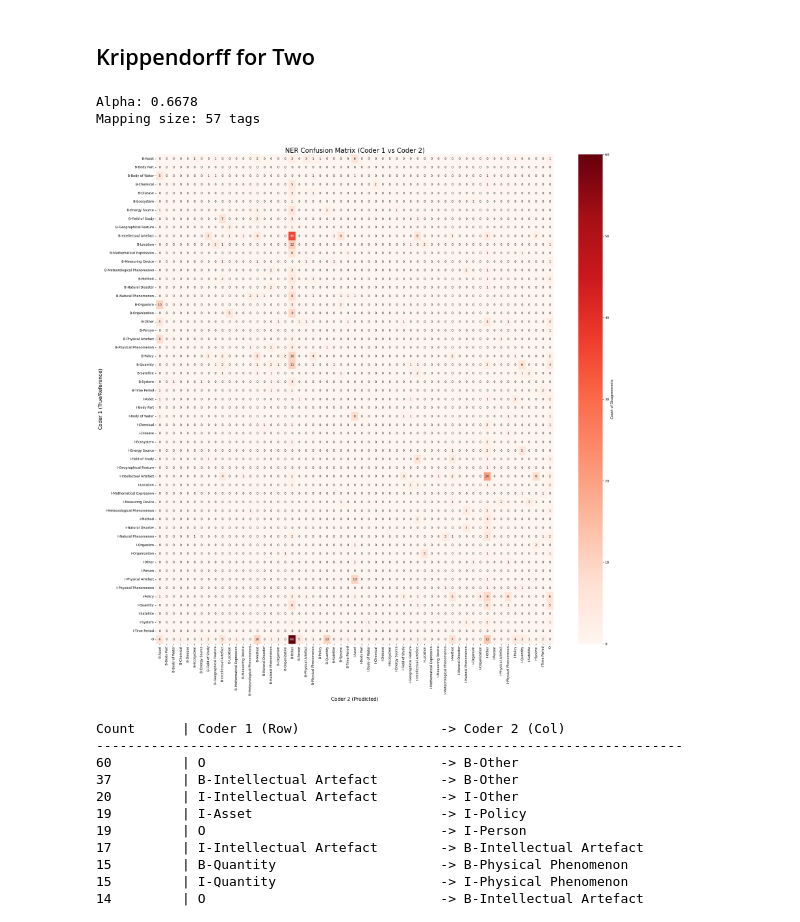
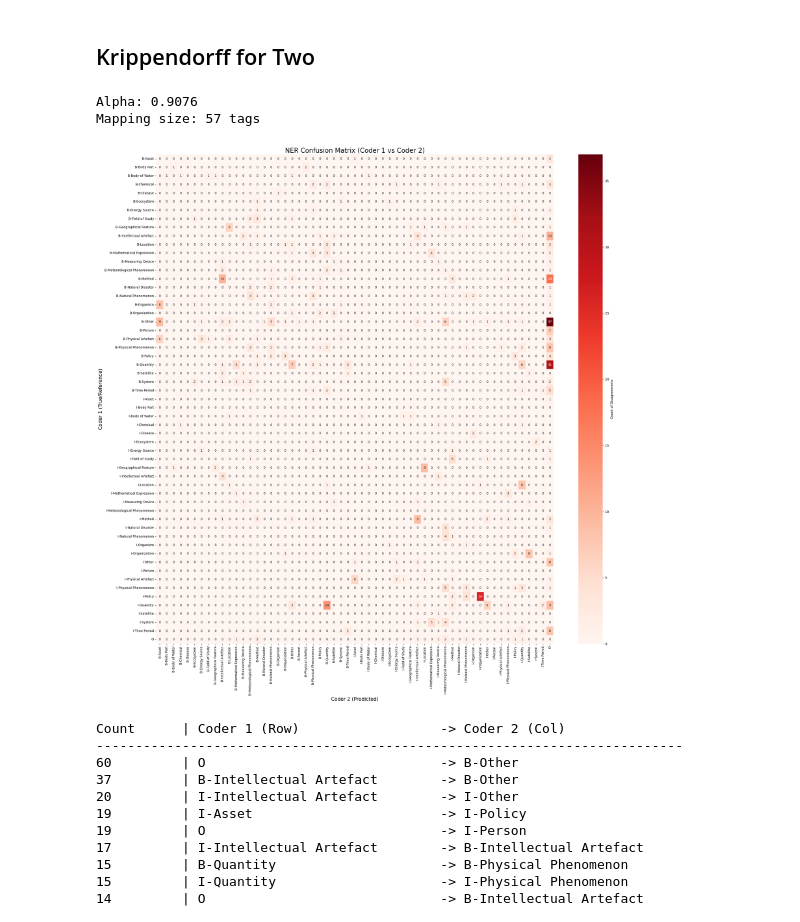
Before and after one commit to P0L3/CliReNER, a Jupyter notebook: annotator_stats.ipynb, the cells around one changed output. Cells and saved outputs as stored; diff of their text form; code cells hidden in the pictures.

```diff
--- a/annotator_stats.ipynb
+++ b/annotator_stats.ipynb
@@ -601,8 +619,8 @@ for row in data_5:
 # %% [markdown]
 ### Agregated Data Loading
 # %%
-agg_data_1 = convert_to_token_spans(cwed4eta_process_json_file("consensus_for_labelstudio_mace_20126.json", -1))
-agg_data_2 = convert_to_token_spans(cwed4eta_process_json_file("consensus_for_labelstudio_adjustedvote_21126_v2.json", -1))
+agg_data_1 = convert_to_token_spans(cwed4eta_process_json_file("consensus_for_labelstudio_mace_11326.json", -1))
+agg_data_2 = convert_to_token_spans(cwed4eta_process_json_file("/home/p0l3/RAD/DROP/CLIRENER/ANNOTATORS/CONSENSUS/6326.json"))
 # %% [markdown]
 ## Edit Rate
 # %%
@@ -931,19 +957,19 @@ task = calculate_agreement_nltk(data_4, data_9)
 ## Krippendorff for Two
 # %%
 # 1. Run calculation
-alpha, count, cm, mapping = calculate_ner_agreement(data_5, data_6)
+alpha, count, cm, mapping = calculate_ner_agreement(agg_data_1, agg_data_2)
 
 # 2. Print results
 print(f"Alpha: {alpha:.4f}")
 print(f"Mapping size: {len(mapping)} tags")
 
 # 3. Plot (using the plot function provided previously)
 if cm is not None:
     plot_ner_confusion_matrix(cm, mapping, hide_diagonal=True)
 # %% [output]
-Alpha: 0.6678
+Alpha: 0.9076
 Mapping size: 57 tags
-[figure, old version]
+[figure, new version]
 # %%
 print_top_confusions(cm, mapping, top_n=50)
 # %% [output]
```
Also changed, not shown: parts of 2 cells of this notebook, 2 other files.
